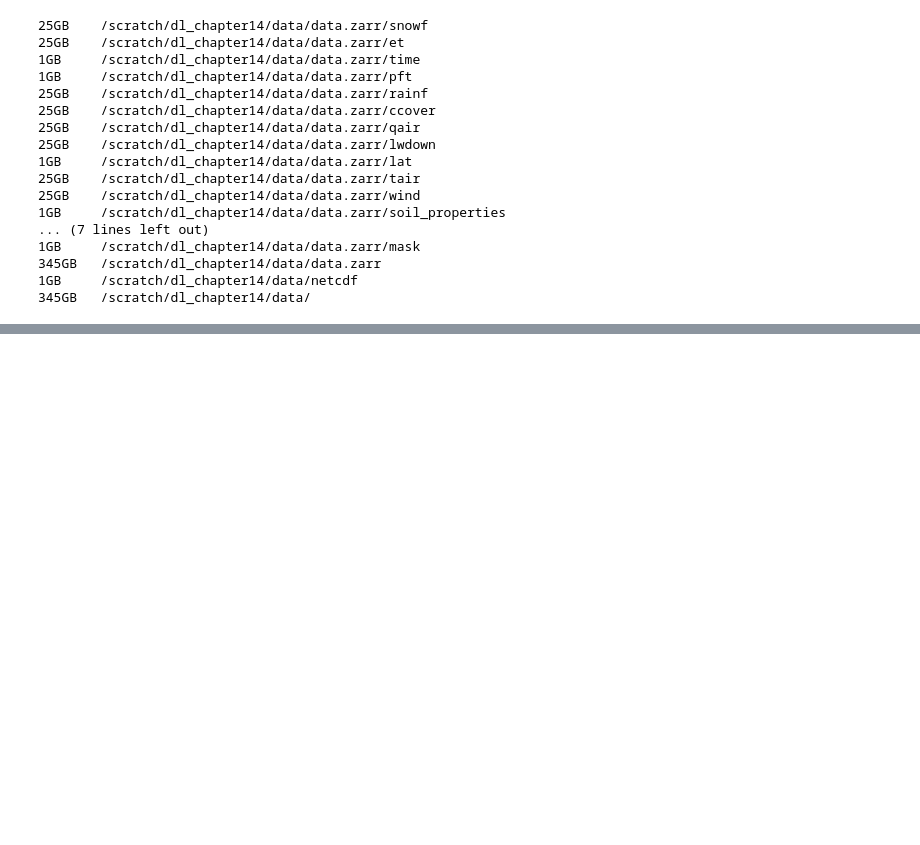
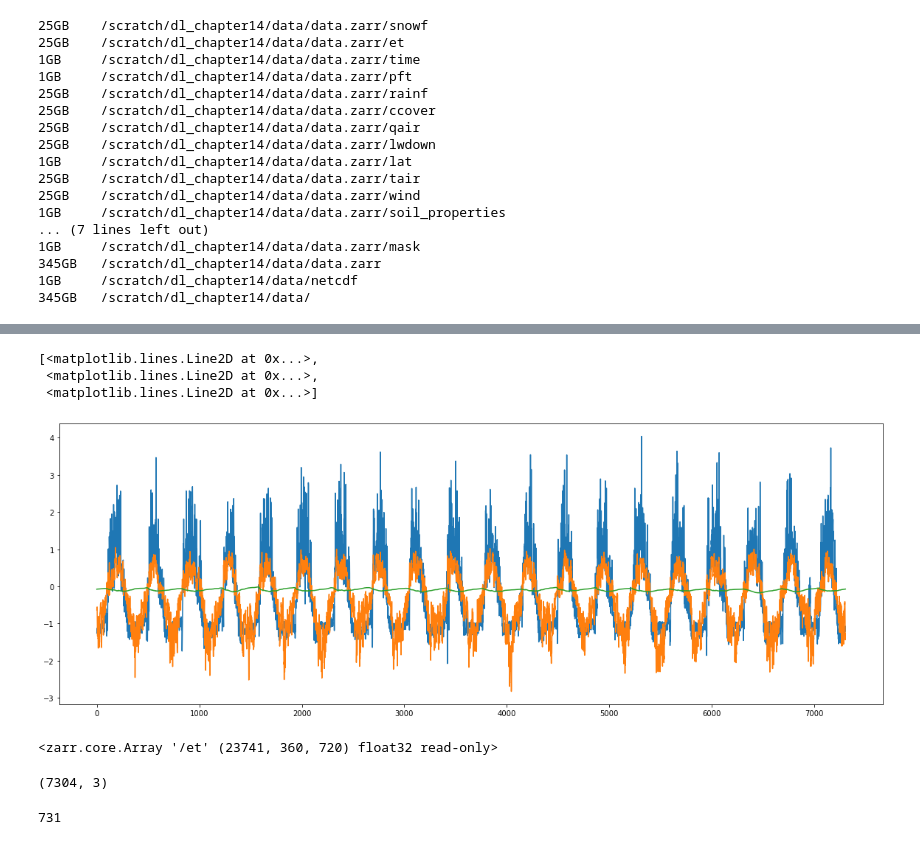
Before and after one commit to bask0/dl4es_ch18, a Jupyter notebook: src/notebooks/dataprep.ipynb, the cells around one changed output, grey strips where cells are left out. Drawn from its saved outputs; the diff is of its cells as text; code cells hidden in the pictures; blank space fills up the shorter version.

```diff
--- a/src/notebooks/dataprep.ipynb
+++ b/src/notebooks/dataprep.ipynb
@@ -432,0 +865,16 @@ for i, var in enumerate(np.setdiff1d(list(s_xr.data_vars), 'mask')):
+# %%
+plt.figure(figsize=(20, 7))
+plt.plot(d)
+# %% [output]
+[<matplotlib.lines.Line2D at 0x...>,
+ <matplotlib.lines.Line2D at 0x...>,
+ <matplotlib.lines.Line2D at 0x...>]
+[figure, added]
+# %%
+d.ds['et']
+# %% [output]
+<zarr.core.Array '/et' (23741, 360, 720) float32 read-only>
+# %%
+d.shape
+# %% [output]
+(7304, 3)
@@ -432,0 +915,8 @@ for i, var in enumerate(np.setdiff1d(list(s_xr.data_vars), 'mask')):
+# %%
+date_range = pd.date_range('2000-01-01', '2001-12-31')
+ndays = len(date_range)
+
+# In the training mode, the lower date limit is the first date in date_range.
+warmup_start
+# %% [output]
+731
```
Also changed, not shown: parts of 41 cells of this notebook, 15 other files.
